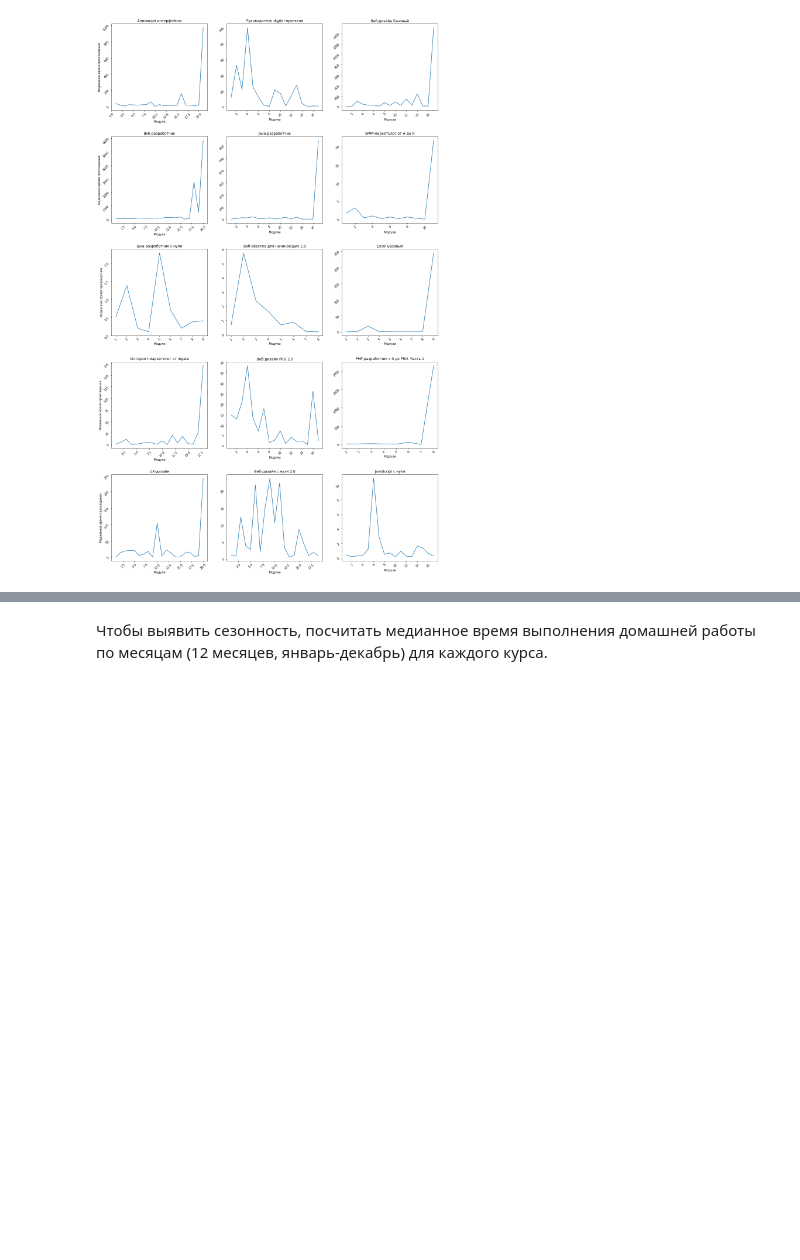
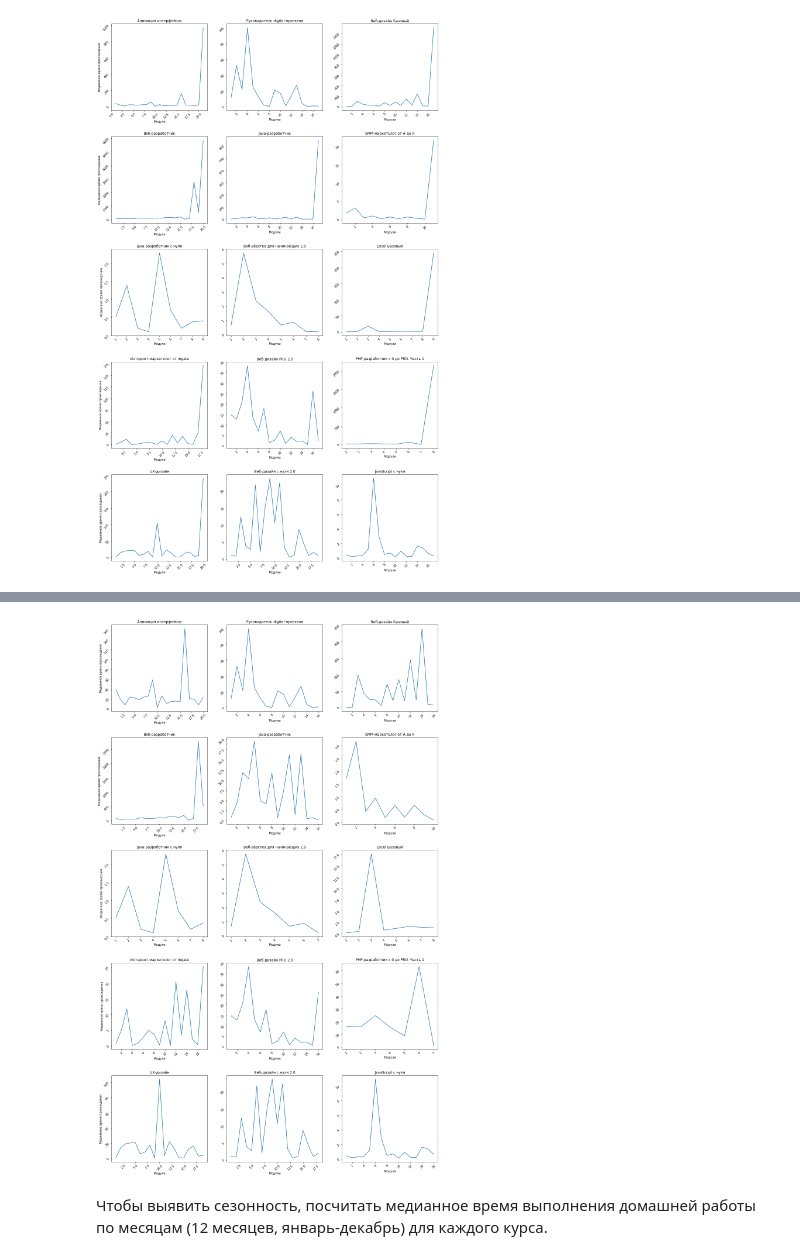
Before and after one commit to Andruxa2102/Study, a Jupyter notebook: Coursework_analytics_1.ipynb, the cells around one changed output, grey strips where cells are left out. Saved outputs shown, nothing was run; the diff lists cells and outputs as text; code cells hidden in the pictures; blank space fills up the shorter version.

```diff
--- a/Coursework_analytics_1.ipynb
+++ b/Coursework_analytics_1.ipynb
@@ -956,3 +1051,91 @@ ax14.tick_params(labelrotation=45)
 # %% [output]
 ''
 [figure]
+# %%
+# Последние модули в некоторых случаях дают сильное отклонение - попробовал удалить их из графиков
+
+fig, [[ax0, ax1, ax2], [ax3, ax4, ax5], [ax6, ax7, ax8], [ax9, ax10, ax11], [ax12, ax13, ax14]] \
+= plt.subplots(nrows=5, ncols=3, figsize=(20,20))
+plt.subplots_adjust(left=None, bottom=None, right=None, top=1.4, wspace=None, hspace=.3)
+
+ax0.plot(temp2_df.reset_index()['module_number'][0:20], temp2_df.values[0:20,3])
+ax0.set_ylabel('Медианное время прохождения')
+ax0.set_xlabel('Модули')
+ax0.set_title(temp2_df.reset_index()['title'][0])
+ax0.tick_params(labelrotation=45)
+
+ax1.plot(temp2_df.reset_index()['module_number'][21:37], temp2_df.values[21:37,3])
+ax1.set_xlabel('Модули')
+ax1.set_title(temp2_df.reset_index()['title'][21])
+ax1.tick_params(labelrotation=45)
+
+ax2.plot(temp2_df.reset_index()['module_number'][38:54], temp2_df.values[38:54,3])
+ax2.set_xlabel('Модули')
+ax2.set_title(temp2_df.reset_index()['title'][38])
+ax2.tick_params(labelrotation=45)
+
+ax3.plot(temp2_df.reset_index()['module_number'][55:74], temp2_df.values[55:74,3])
+ax3.set_ylabel('Медианное время прохождения')
+ax3.set_xlabel('Модули')
+ax3.set_title(temp2_df.reset_index()['title'][55])
+ax3.tick_params(labelrotation=45)
+
+ax4.plot(temp2_df.reset_index()['module_number'][75:91], temp2_df.values[75:91,3])
+ax4.set_xlabel('Модули')
+ax4.set_title(temp2_df.reset_index()['title'][75])
+ax4.tick_params(labelrotation=45)
+
+ax5.plot(temp2_df.reset_index()['module_number'][92:102], temp2_df.values[92:102,3])
+ax5.set_xlabel('Модули')
+ax5.set_title(temp2_df.reset_index()['title'][92])
+ax5.tick_params(labelrotation=45)
+
+ax6.plot(temp2_df.reset_index()['module_number'][103:111], temp2_df.values[103:111,3])
+ax6.set_ylabel('Медианное время прохождения')
+ax6.set_xlabel('Модули')
+ax6.set_title(temp2_df.reset_index()['title'][103])
+ax6.tick_params(labelrotation=45)
+
+ax7.plot(temp2_df.reset_index()['module_number'][112:119], temp2_df.values[112:119,3])
+ax7.set_xlabel('Модули')
+ax7.set_title(temp2_df.reset_index()['title'][112])
+ax7.tick_params(labelrotation=45)
+
+ax8.plot(temp2_df.reset_index()['module_number'][120:128], temp2_df.values[120:128,3])
+ax8.set_xlabel('Модули')
+ax8.set_title(temp2_df.reset_index()['title'][120])
+ax8.tick_params(labelrotation=45)
+
+ax9.plot(temp2_df.reset_index()['module_number'][129:146], temp2_df.values[129:146,3])
+ax9.set_xlabel('Модули')
+ax9.set_ylabel('Медианное время прохождения')
+ax9.set_title(temp2_df.reset_index()['title'][129])
+ax9.tick_params(labelrotation=45)
+
+ax10.plot(temp2_df.reset_index()['module_number'][147:163], temp2_df.values[147:163,3])
+ax10.set_xlabel('Модули')
+ax10.set_title(temp2_df.reset_index()['title'][147])
+ax10.tick_params(labelrotation=45)
+
+ax11.plot(temp2_df.reset_index()['module_number'][164:171], temp2_df.values[164:171,3])
+ax11.set_xlabel('Модули')
+ax11.set_title(temp2_df.reset_index()['title'][164])
+ax11.tick_params(labelrotation=45)
+
+ax12.plot(temp2_df.reset_index()['module_number'][172:191], temp2_df.values[172:191,3])
+ax12.set_ylabel('Медианное время прохождения')
+ax12.set_xlabel('Модули')
+ax12.set_title(temp2_df.reset_index()['title'][172])
+ax12.tick_params(labelrotation=45)
+
+ax13.plot(temp2_df.reset_index()['module_number'][192:210], temp2_df.values[192:210,3])
+ax13.set_xlabel('Модули')
+ax13.set_title(temp2_df.reset_index()['title'][192])
+ax13.tick_params(labelrotation=45)
+
+ax14.plot(temp2_df.reset_index()['module_number'][211:227], temp2_df.values[211:227,3])
+ax14.set_xlabel('Модули')
+ax14.set_title(temp2_df.reset_index()['title'][211])
+ax14.tick_params(labelrotation=45)
+;
+# %% [output]
@@ -959,3 +1143,4 @@ ax14.tick_params(labelrotation=45)
+[figure, added]
 # %% [markdown]
 Чтобы выявить сезонность, посчитать медианное время выполнения домашней работы по месяцам (12 месяцев, январь-декабрь) для каждого курса.
 # %%
```
Also changed, not shown: parts of 38 cells of this notebook.
